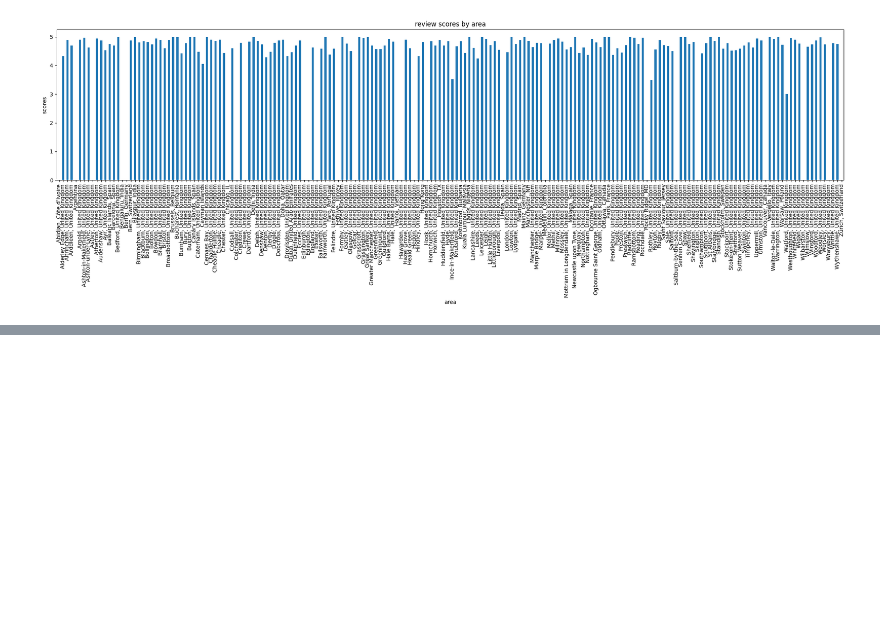
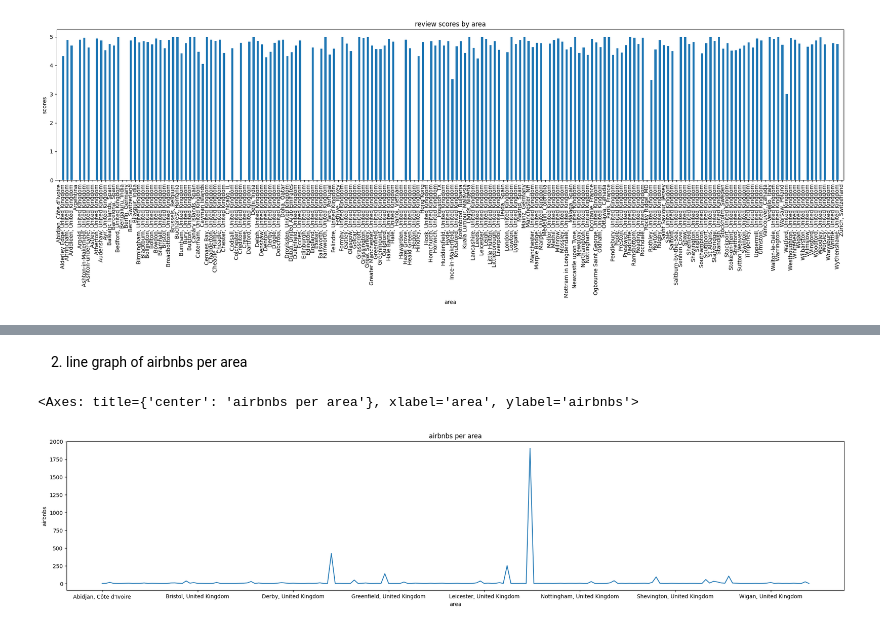
Before and after one commit to dbdesign-students-spring2023/pandas-exploration-juwonkwon, a Jupyter notebook: analysis.ipynb, the cells around one changed output, grey strips where cells are left out. Saved outputs shown, nothing was run; the diff lists cells and outputs as text; code cells hidden in the pictures; blank space fills up the shorter version.

```diff
--- a/analysis.ipynb
+++ b/analysis.ipynb
@@ -144,6 +144,7 @@ df_listings.sort_values(by='reviews_per_month', ascending=False)
 # %% [markdown]
 4. group airbnb by area
 # %%
-df_listings.groupby("host_location")['host_location'].count()
+df_area_count = df_listings.groupby("host_location")['host_location'].count()
+df_area_count.sample(5)
 # %% [output]
 host_location
@@ -188,3 +183,10 @@ df_area_review.plot(kind='bar', title='review scores by area', ylabel='scores',
 [figure]
 # %% [markdown]
 ![mean reviews per area bar graph](./images/bar.png)
+# %% [markdown]
+2. line graph of airbnbs per area
+# %%
+df_area_count.plot(title='airbnbs per area', ylabel='airbnbs', xlabel='area', figsize=(26,5))
+# %% [output]
+<Axes: title={'center': 'airbnbs per area'}, xlabel='area', ylabel='airbnbs'>
+[figure, added]
```
Also changed, not shown: parts of 11 cells of this notebook.
